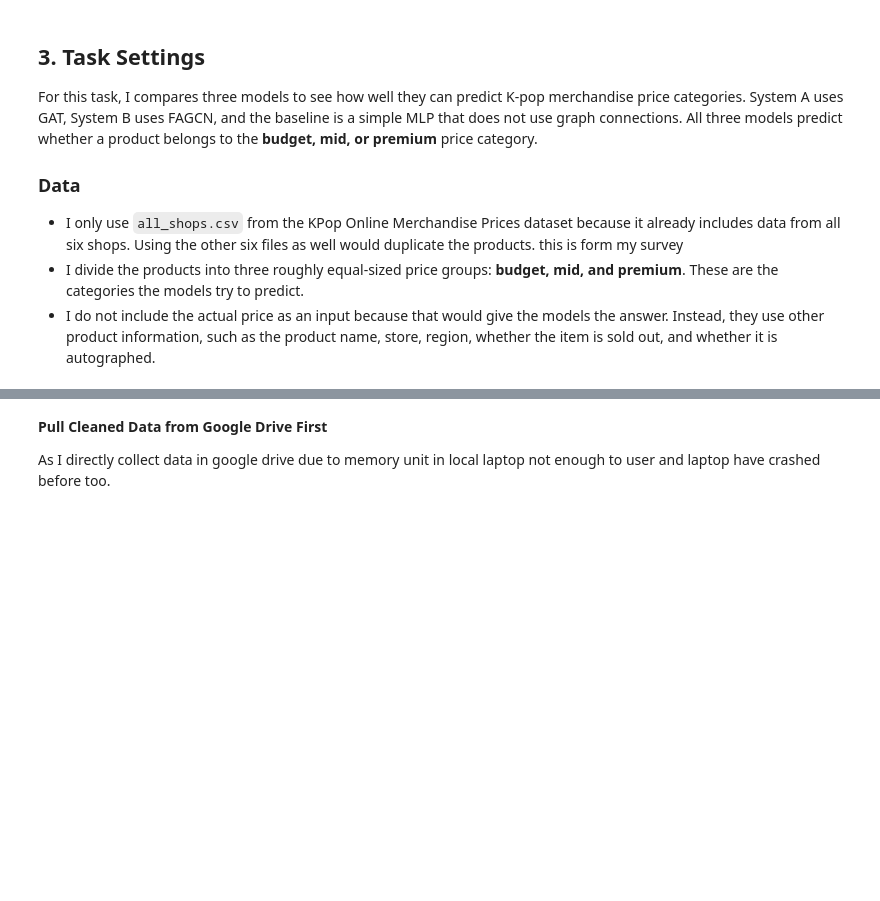
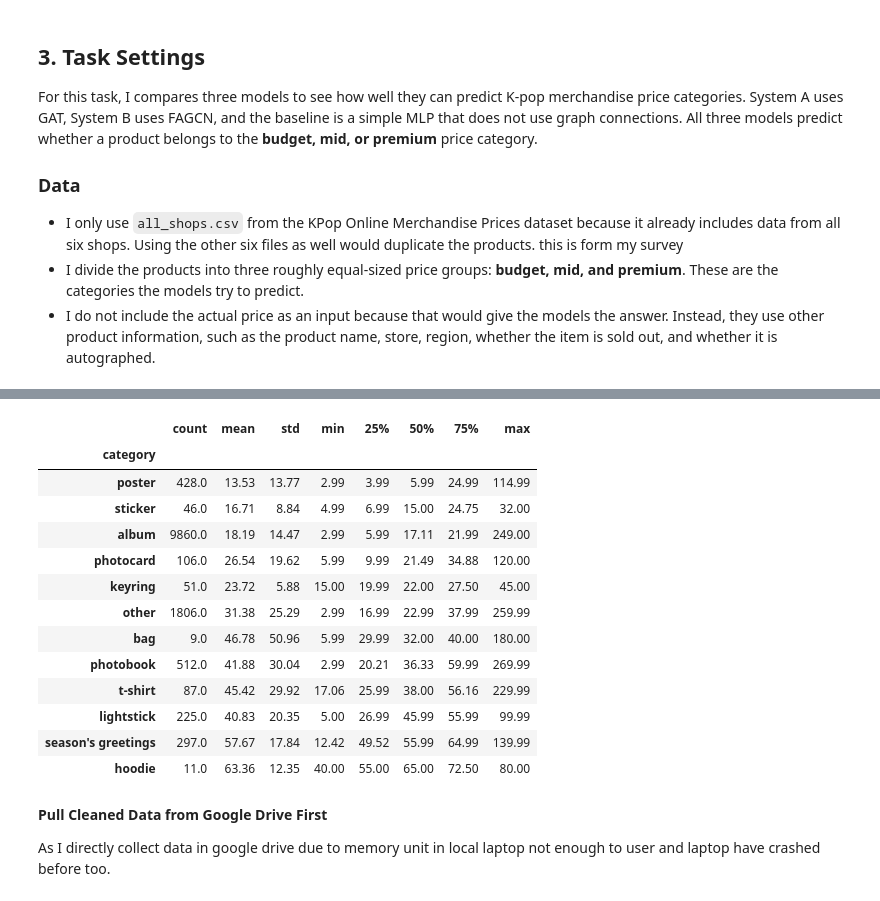
Before and after one commit to artittayaforwork-pro/K-pop-MerchAI, a Jupyter notebook: ์Notebooks/3_Gloabl_Pricing.ipynb, the cells around one changed output, grey strips where cells are left out. Saved outputs shown, nothing was run; the diff lists cells and outputs as text; code cells hidden in the pictures; blank space fills up the shorter version.

```diff
--- a/์Notebooks/3_Gloabl_Pricing.ipynb
+++ b/์Notebooks/3_Gloabl_Pricing.ipynb
@@ -593,3 +713,20 @@ df.sample(8, random_state=0)
+# %%
+df.groupby("category")["price_usd"].describe().round(2).sort_values("50%")
+# %% [output]
+|  | count | mean | std | min | 25% | 50% | 75% | max |
+| category |  |  |  |  |  |  |  |  |
+| poster | 428.0 | 13.53 | 13.77 | 2.99 | 3.99 | 5.99 | 24.99 | 114.99 |
+| sticker | 46.0 | 16.71 | 8.84 | 4.99 | 6.99 | 15.00 | 24.75 | 32.00 |
+| album | 9860.0 | 18.19 | 14.47 | 2.99 | 5.99 | 17.11 | 21.99 | 249.00 |
+| photocard | 106.0 | 26.54 | 19.62 | 5.99 | 9.99 | 21.49 | 34.88 | 120.00 |
+| keyring | 51.0 | 23.72 | 5.88 | 15.00 | 19.99 | 22.00 | 27.50 | 45.00 |
+| other | 1806.0 | 31.38 | 25.29 | 2.99 | 16.99 | 22.99 | 37.99 | 259.99 |
+| bag | 9.0 | 46.78 | 50.96 | 5.99 | 29.99 | 32.00 | 40.00 | 180.00 |
+| photobook | 512.0 | 41.88 | 30.04 | 2.99 | 20.21 | 36.33 | 59.99 | 269.99 |
+| t-shirt | 87.0 | 45.42 | 29.92 | 17.06 | 25.99 | 38.00 | 56.16 | 229.99 |
+| lightstick | 225.0 | 40.83 | 20.35 | 5.00 | 26.99 | 45.99 | 55.99 | 99.99 |
+| season's greetings | 297.0 | 57.67 | 17.84 | 12.42 | 49.52 | 55.99 | 64.99 | 139.99 |
+| hoodie | 11.0 | 63.36 | 12.35 | 40.00 | 55.00 | 65.00 | 72.50 | 80.00 |
 # %% [markdown]
 **Pull Cleaned Data from Google Drive First**
 
```
Also changed, not shown: parts of 36 cells of this notebook, 2 other files.
